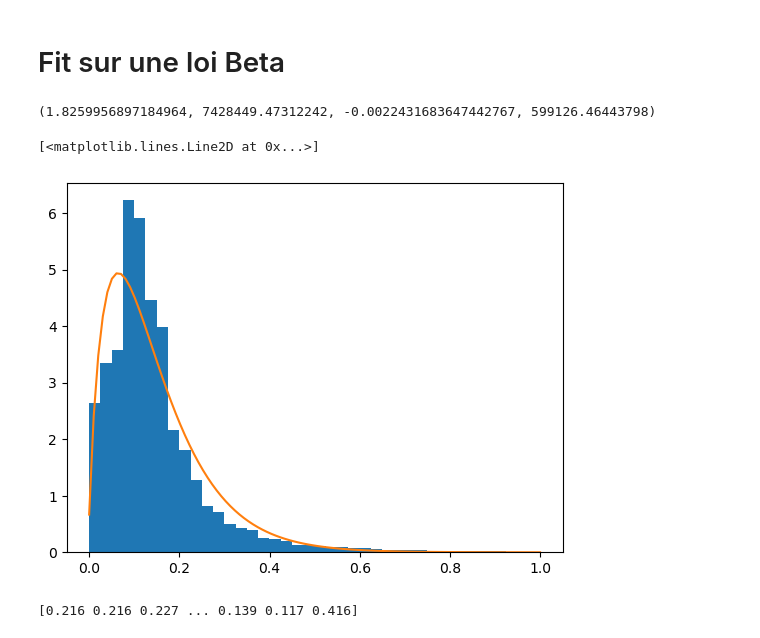
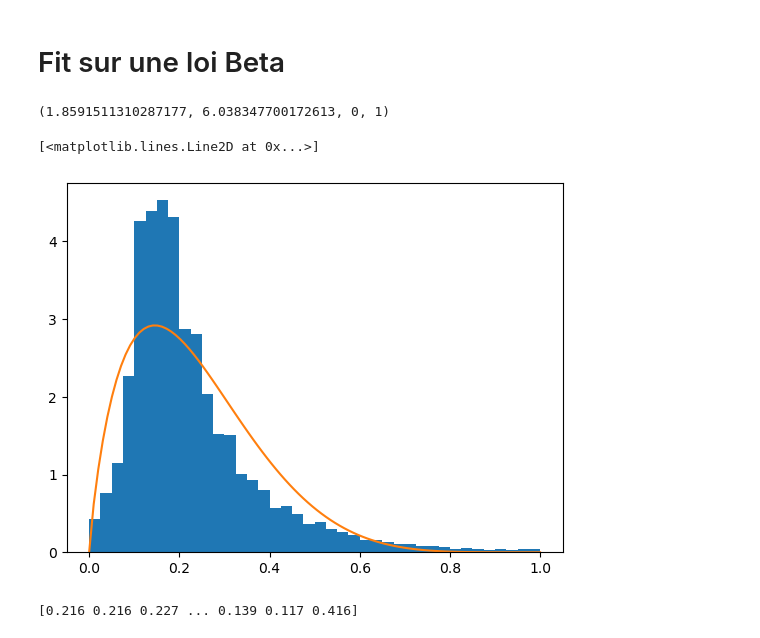
Before and after one commit to noe-morel/MathApp-project, a Jupyter notebook: Mathapp.ipynb, the cells around one changed output. Cells and saved outputs as stored; diff of their text form; code cells hidden in the pictures.

```diff
--- a/Mathapp.ipynb
+++ b/Mathapp.ipynb
@@ -110,7 +110,7 @@ def normalised(vect):
     for k in range(K):
         max[k] = np.max(data[k])
 
-    max = np.max(max)
+    max = np.max(max) + 0.0000001
     for k in range(K):
         normed[k] = vect[k] / max
     return(normed)
@@ -172,16 +153,17 @@ XTrain,XTest,YTrain, YTest = model_selection.train_test_split(dataNormed, labels
 # %% [markdown]
 # Fit sur une loi Beta
 # %%
-mod = sc.stats.beta.fit(XTrain[0])
+mod = sc.stats.beta.fit(XTrain[1],floc=0,fscale=1)
+mod
 # %% [output]
-(1.8259956897184964, 7428449.47312242, -0.0022431683647442767, 599126.46443798)
+(1.8591511310287177, 6.038347700172613, 0, 1)
 # %%
-plt.hist(XTrain[0], density = True,bins=40)
+plt.hist(XTrain[1], density = True,bins=40)
 X = np.linspace(0,1,100)
 plt.plot(X, sc.stats.beta.pdf(X, mod[0], mod[1], loc = mod[2], scale = mod[3]))
 # %% [output]
 [<matplotlib.lines.Line2D at 0x...>]
-[figure, old version]
+[figure, new version]
 # %%
 prediction = YTrain.to_numpy()
 print(prediction)
```
Also changed, not shown: parts of 1 cell of this notebook.
